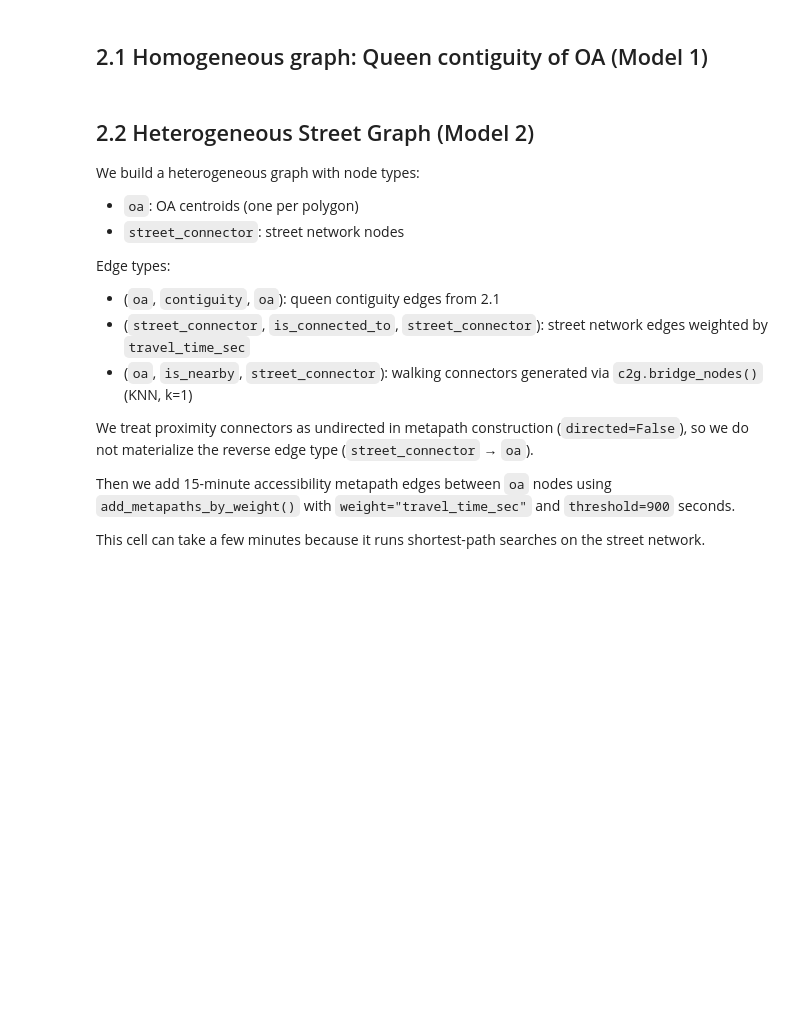
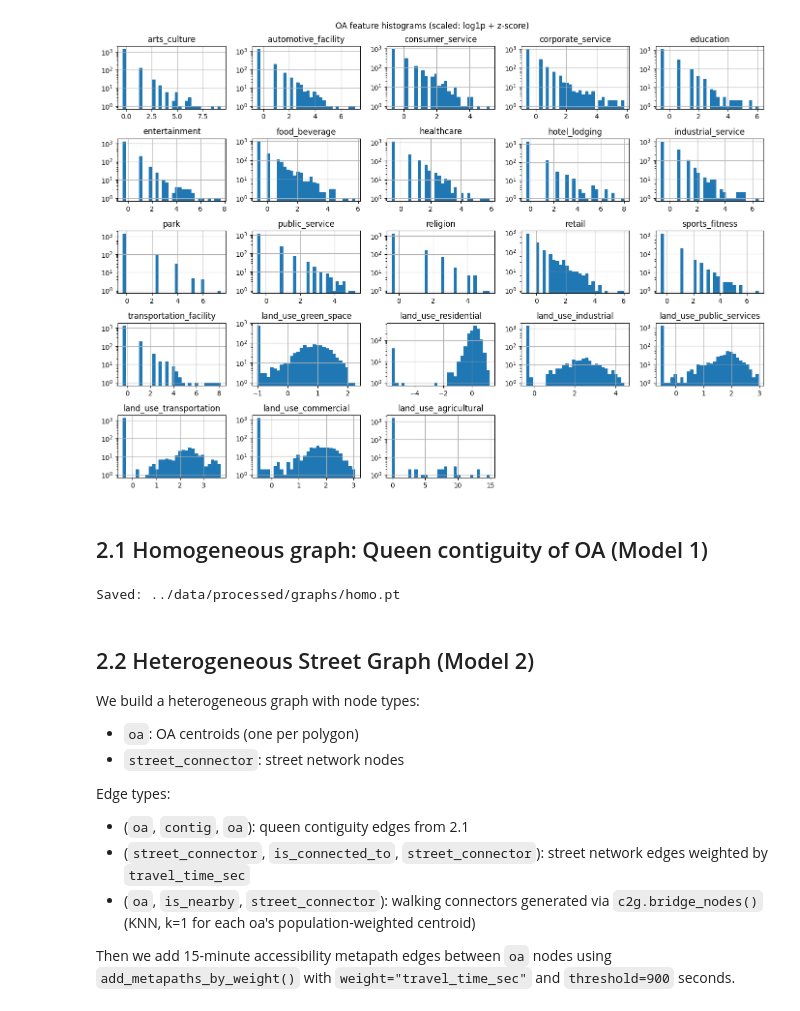
Before and after one commit to c2g-dev/city2graph-case-study, a Jupyter notebook: notebooks/02_graph_construction.ipynb, the cells around one changed output. Saved outputs shown, nothing was run; the diff lists cells and outputs as text; code cells hidden in the pictures; blank space fills up the shorter version.

```diff
--- a/notebooks/02_graph_construction.ipynb
+++ b/notebooks/02_graph_construction.ipynb
@@ -155,41 +177,35 @@ scaler = StandardScaler()
 
 # Fit scaler on log1p-transformed counts
 X = scaler.fit_transform(np.log1p(oa_feat).to_numpy(dtype=float))
 oa_scaled_feat = pd.DataFrame(X, index=oa_with_features.index, columns=OA_FEATURE_COLS).astype("float32")
 
 # Save scaling params so we can reconstruct / invert later
 scaling_info = {
     "method": SCALING_METHOD,
     "feature_cols": OA_FEATURE_COLS,
     "log1p": True,
     "mean_": scaler.mean_.tolist(),
     "scale_": scaler.scale_.tolist(),
 }
 out_path = GRAPH_DIR / "oa_feature_scaling.json"
 out_path.write_text(json.dumps(scaling_info, indent=2))
-print("Saved scaling params:", out_path)
 
 # Apply scaled features to OA GeoDataFrame (so OA node features are scaled everywhere downstream)
 oa_with_features[OA_FEATURE_COLS] = oa_scaled_feat[OA_FEATURE_COLS]
 
 # Sanity-check + histograms (scaled OA node features)
 if oa_scaled_feat.isna().any().any():
     bad_cols = oa_scaled_feat.columns[oa_scaled_feat.isna().any()].tolist()
     raise ValueError(f"Found NaNs in scaled OA features: {bad_cols}")
 
-print(
-    "Scaled feature check: mean(abs)~",
-    float(np.abs(oa_scaled_feat.to_numpy(dtype=float).mean(axis=0)).mean()),
-    "std~",
-    float(oa_scaled_feat.to_numpy(dtype=float).std(axis=0).mean()),
-)
-
 _ = oa_scaled_feat.hist(bins=30, figsize=(14, 10))
 for ax in plt.gcf().axes:
     ax.set_yscale("log")
 plt.suptitle("OA feature histograms (scaled: log1p + z-score)")
 plt.tight_layout()
 plt.show()
+# %% [output]
+[figure, added]
 # %% [markdown]
 ##  2.1 Homogeneous graph: Queen contiguity of OA (Model 1)
 # %%
@@ -201,16 +217,22 @@ contig_nodes, contig_edges = c2g.contiguity_graph(
     set_point_nodes=True,
 )
 
+# Add travel time
+contig_edges["travel_time_sec"] = contig_edges["weight"].apply(lambda x: x / WALKING_SPEED_MPS)
+
 # Convert to PyG Data object
 homo_data = c2g.gdf_to_pyg(
     contig_nodes,
     contig_edges,
     node_feature_cols=OA_FEATURE_COLS,
+    edge_feature_cols=["travel_time_sec"],
 )
 
 HOMO_PATH = GRAPH_DIR / "homo.pt"
 torch.save(homo_data, HOMO_PATH)
 print("Saved:", HOMO_PATH)
+# %% [output]
+Saved: ../data/processed/graphs/homo.pt
 # %% [markdown]
 ## 2.2 Heterogeneous Street Graph (Model 2)
 
@@ -219,15 +241,11 @@ We build a heterogeneous graph with node types:
 - `street_connector`: street network nodes
 
 Edge types:
-- (`oa`, `contiguity`, `oa`): queen contiguity edges from 2.1
+- (`oa`, `contig`, `oa`): queen contiguity edges from 2.1
 - (`street_connector`, `is_connected_to`, `street_connector`): street network edges weighted by `travel_time_sec`
-- (`oa`, `is_nearby`, `street_connector`): walking connectors generated via `c2g.bridge_nodes()` (KNN, k=1)
-
-We treat proximity connectors as undirected in metapath construction (`directed=False`), so we do not materialize the reverse edge type (`street_connector` → `oa`).
+- (`oa`, `is_nearby`, `street_connector`): walking connectors generated via `c2g.bridge_nodes()` (KNN, k=1 for each oa's population-weighted centroid)
 
 Then we add 15-minute accessibility metapath edges between `oa` nodes using `add_metapaths_by_weight()` with `weight="travel_time_sec"` and `threshold=900` seconds.
-
-This cell can take a few minutes because it runs shortest-path searches on the street network.
 # %%
 street_nodes = gpd.read_file(FEATURE_DIR / "street_nodes.gpkg")
 street_edges = gpd.read_file(FEATURE_DIR / "street_edges.gpkg")
```
Also changed, not shown: parts of 21 cells of this notebook, 4 other files.
